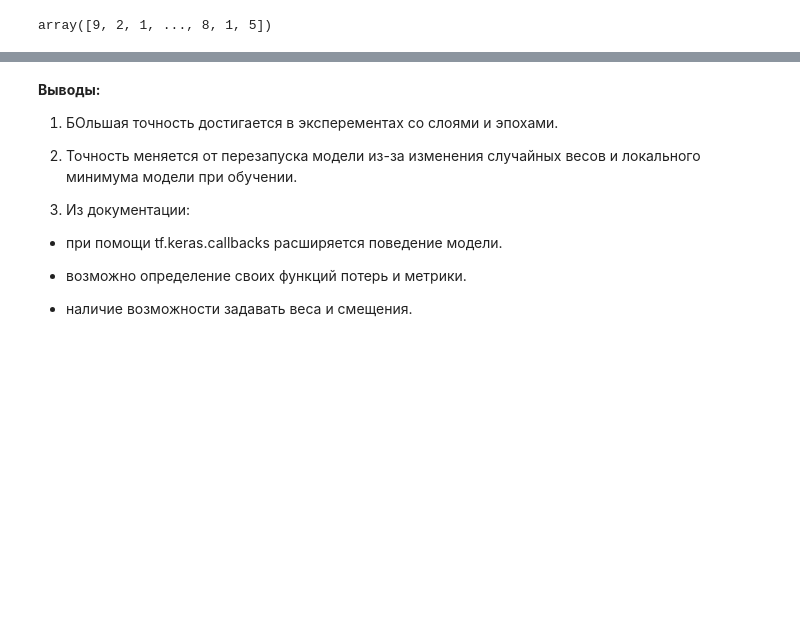
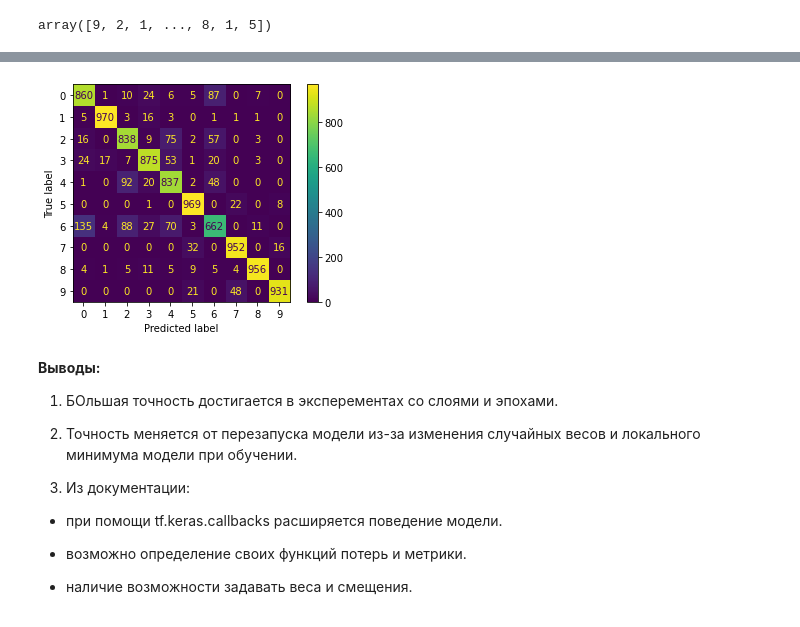
Before and after one commit to AlenaKukhta/Introduction-to-Neural-Networks, a Jupyter notebook: HWL_2.ipynb, the cells around one changed output, grey strips where cells are left out. Cells and saved outputs as stored; diff of their text form; code cells hidden in the pictures; blank space fills up the shorter version.

```diff
--- a/HWL_2.ipynb
+++ b/HWL_2.ipynb
@@ -131,0 +137,3 @@ array([  12,   17,   23, ..., 9972, 9977, 9979])
+# %%
+CM = confusion_matrix(test_labels,yy)
+print(CM)
@@ -132,6 +151,13 @@ array([  12,   17,   23, ..., 9972, 9977, 9979])
 # %%
 # ConfusionMatrixDisplay.from_estimator(model.h5,y_predi)
 # plt.show()
+
+disp = ConfusionMatrixDisplay(confusion_matrix=CM, display_labels=np.arange(10))
+
+disp.plot( values_format ='.3g')
+plt.show()
+# %% [output]
+[figure, added]
 # %% [markdown]
 **Выводы:**
 
```
Also changed, not shown: parts of 7 cells of this notebook.
